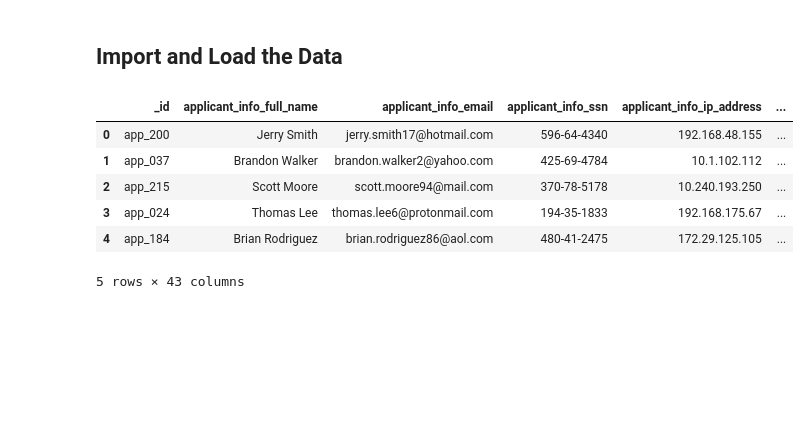
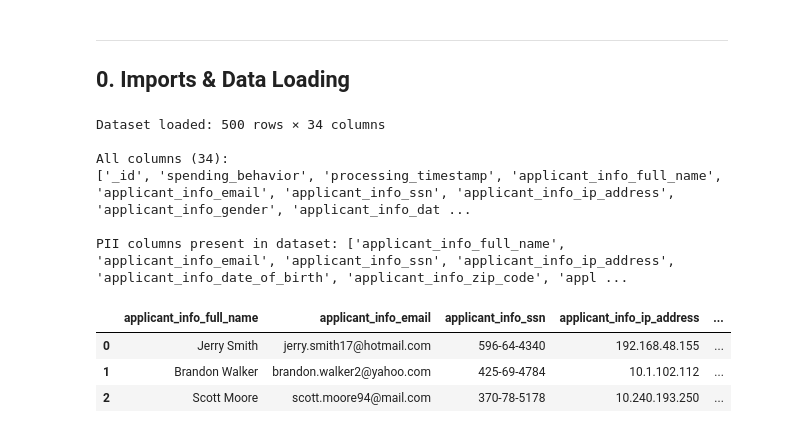
Before and after one commit to henrikpkr/dego-project-team4, a Jupyter notebook: notebooks/03-privacy-demo.ipynb, the cells around one changed output. Drawn from its saved outputs; the diff is of its cells as text; code cells hidden in the pictures; blank space fills up the shorter version.

Commit message:
Add complete privacy and governance analysis notebook

```diff
--- a/notebooks/03-privacy-demo.ipynb
+++ b/notebooks/03-privacy-demo.ipynb
@@ -15,17 +22,43 @@ and code in this repository.
 # %% [markdown]
-## Import and Load the Data
+---
+## 0. Imports & Data Loading
 # %%
 import pandas as pd
 import hashlib
+import json
+import re
+from datetime import datetime, timedelta
+import warnings
+warnings.filterwarnings("ignore")
 
+# ── Load cleaned dataset (output of DQ pipeline) ──────────────────────────────
 df = pd.read_csv("../data/cleaned_credit_applications.csv")
-df.head()
+
+# Defined PII columns for reuse throughout the notebook
+PII_COLUMNS = [
+    "applicant_info_full_name",
+    "applicant_info_email",
+    "applicant_info_ssn",
+    "applicant_info_ip_address",
+    "applicant_info_date_of_birth",
+    "applicant_info_zip_code",
+    "applicant_info_gender",
+]
+
+print(f"Dataset loaded: {df.shape[0]} rows × {df.shape[1]} columns")
+print(f"\nAll columns ({len(df.columns)}):")
+print(list(df.columns))
+print(f"\nPII columns present in dataset: {[c for c in PII_COLUMNS if c in df.columns]}")
+df[PII_COLUMNS].head(3)
 # %% [output]
+Dataset loaded: 500 rows × 34 columns
+
+All columns (34):
+['_id', 'spending_behavior', 'processing_timestamp', 'applicant_info_full_name', 'applicant_info_email', 'applicant_info_ssn', 'applicant_info_ip_address', 'applicant_info_gender', 'applicant_info_dat ...
+
+PII columns present in dataset: ['applicant_info_full_name', 'applicant_info_email', 'applicant_info_ssn', 'applicant_info_ip_address', 'applicant_info_date_of_birth', 'applicant_info_zip_code', 'appl ...
-|  | _id | applicant_info_full_name | applicant_info_email | applicant_info_ssn | applicant_info_ip_address | ... |
-| 0 | app_200 | Jerry Smith | jerry.smith17@hotmail.com | 596-64-4340 | 192.168.48.155 | ... |
-| 1 | app_037 | Brandon Walker | brandon.walker2@yahoo.com | 425-69-4784 | 10.1.102.112 | ... |
-| 2 | app_215 | Scott Moore | scott.moore94@mail.com | 370-78-5178 | 10.240.193.250 | ... |
-| 3 | app_024 | Thomas Lee | thomas.lee6@protonmail.com | 194-35-1833 | 192.168.175.67 | ... |
-| 4 | app_184 | Brian Rodriguez | brian.rodriguez86@aol.com | 480-41-2475 | 172.29.125.105 | ... |
+|  | applicant_info_full_name | applicant_info_email | applicant_info_ssn | applicant_info_ip_address | ... |
+| 0 | Jerry Smith | jerry.smith17@hotmail.com | 596-64-4340 | 192.168.48.155 | ... |
+| 1 | Brandon Walker | brandon.walker2@yahoo.com | 425-69-4784 | 10.1.102.112 | ... |
+| 2 | Scott Moore | scott.moore94@mail.com | 370-78-5178 | 10.240.193.250 | ... |
-5 rows × 43 columns
 # %% [markdown]
```
Also changed, not shown: parts of 34 cells of this notebook.
